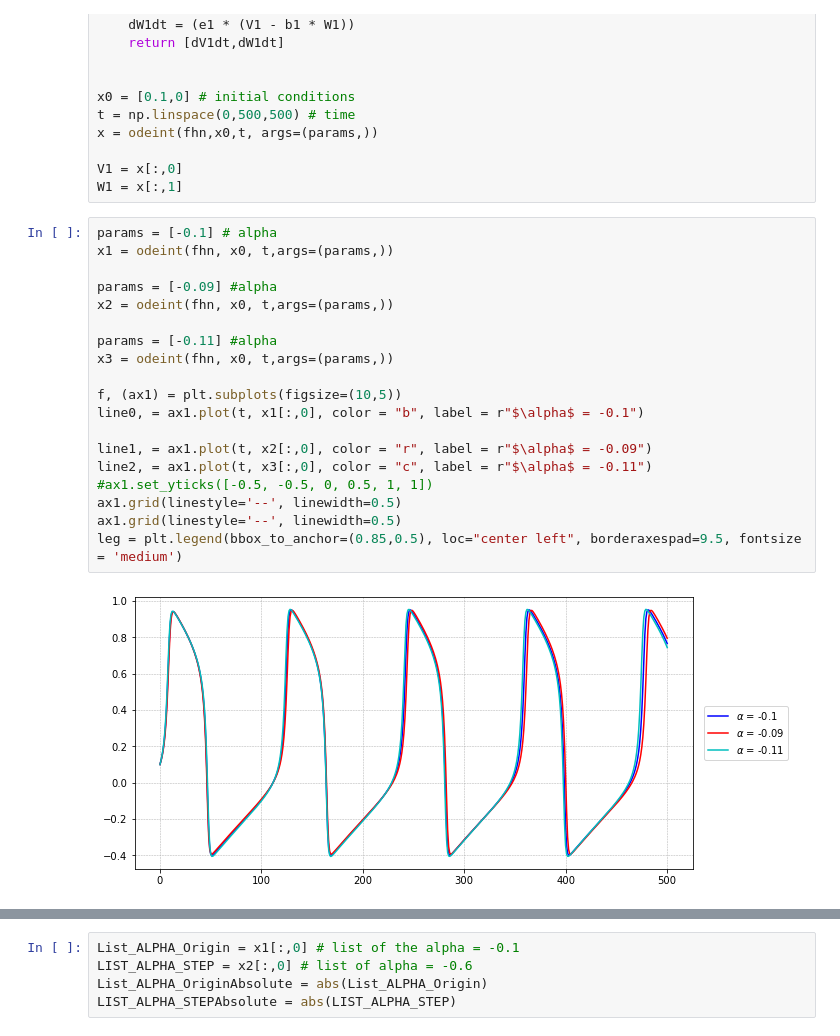
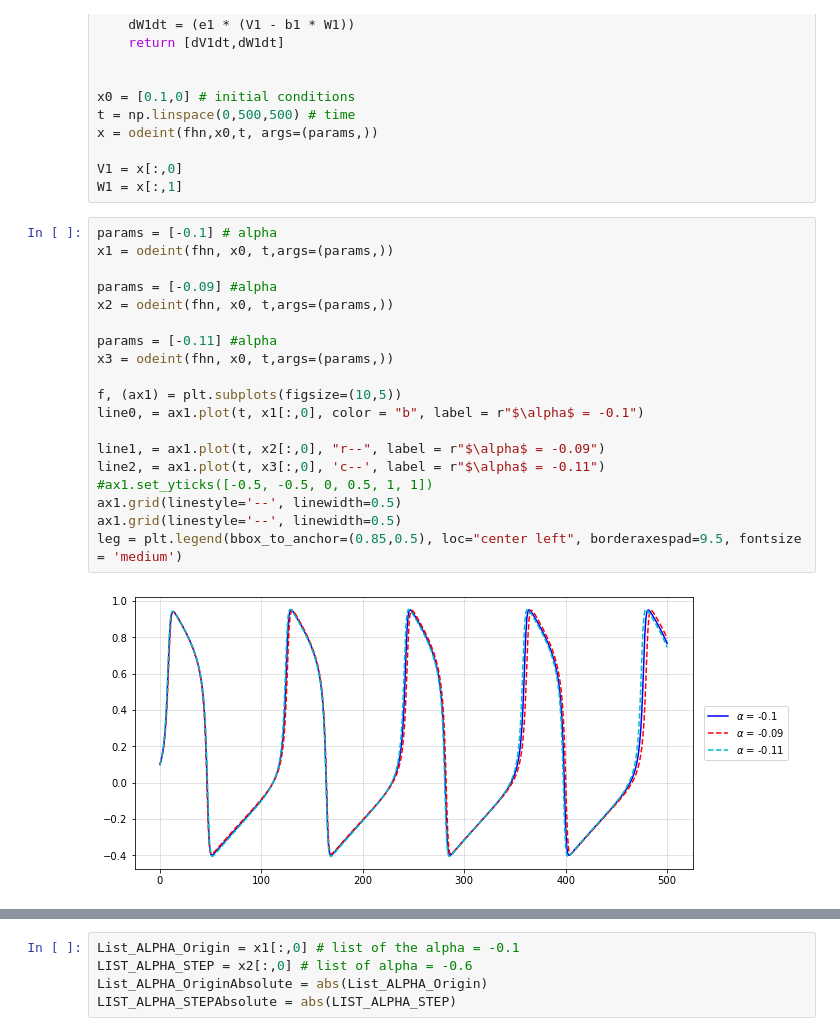
Before and after one commit to Cerlog/Fitz-Hugh-Nagumo-Mathematics-Project, a Jupyter notebook: OAT/OAT ALPHA_AREAUNDERGRAPH.ipynb, the cells around one changed output, grey strips where cells are left out. Saved outputs shown, nothing was run; the diff lists cells and outputs as text.

```diff
--- a/OAT/OAT ALPHA_AREAUNDERGRAPH.ipynb
+++ b/OAT/OAT ALPHA_AREAUNDERGRAPH.ipynb
@@ -33,24 +33,24 @@ W1 = x[:,1]
 # %%
 params = [-0.1] # alpha
 x1 = odeint(fhn, x0, t,args=(params,))
 
 params = [-0.09] #alpha
 x2 = odeint(fhn, x0, t,args=(params,))
 
 params = [-0.11] #alpha
 x3 = odeint(fhn, x0, t,args=(params,))
 
 f, (ax1) = plt.subplots(figsize=(10,5))
 line0, = ax1.plot(t, x1[:,0], color = "b", label = r"$\alpha$ = -0.1")
 
-line1, = ax1.plot(t, x2[:,0], color = "r", label = r"$\alpha$ = -0.09")
-line2, = ax1.plot(t, x3[:,0], color = "c", label = r"$\alpha$ = -0.11")
+line1, = ax1.plot(t, x2[:,0], "r--", label = r"$\alpha$ = -0.09")
+line2, = ax1.plot(t, x3[:,0], 'c--', label = r"$\alpha$ = -0.11")
 #ax1.set_yticks([-0.5, -0.5, 0, 0.5, 1, 1])
 ax1.grid(linestyle='--', linewidth=0.5)
 ax1.grid(linestyle='--', linewidth=0.5)
 leg = plt.legend(bbox_to_anchor=(0.85,0.5), loc="center left", borderaxespad=9.5, fontsize = 'medium')
 # %% [output]
-[figure, old version]
+[figure, new version]
 # %%
 params = [-0.1]  # alpha
 x1 = odeint(fhn, x0, t, args=(params,))
```
Also changed, not shown: parts of 1 cell of this notebook.
